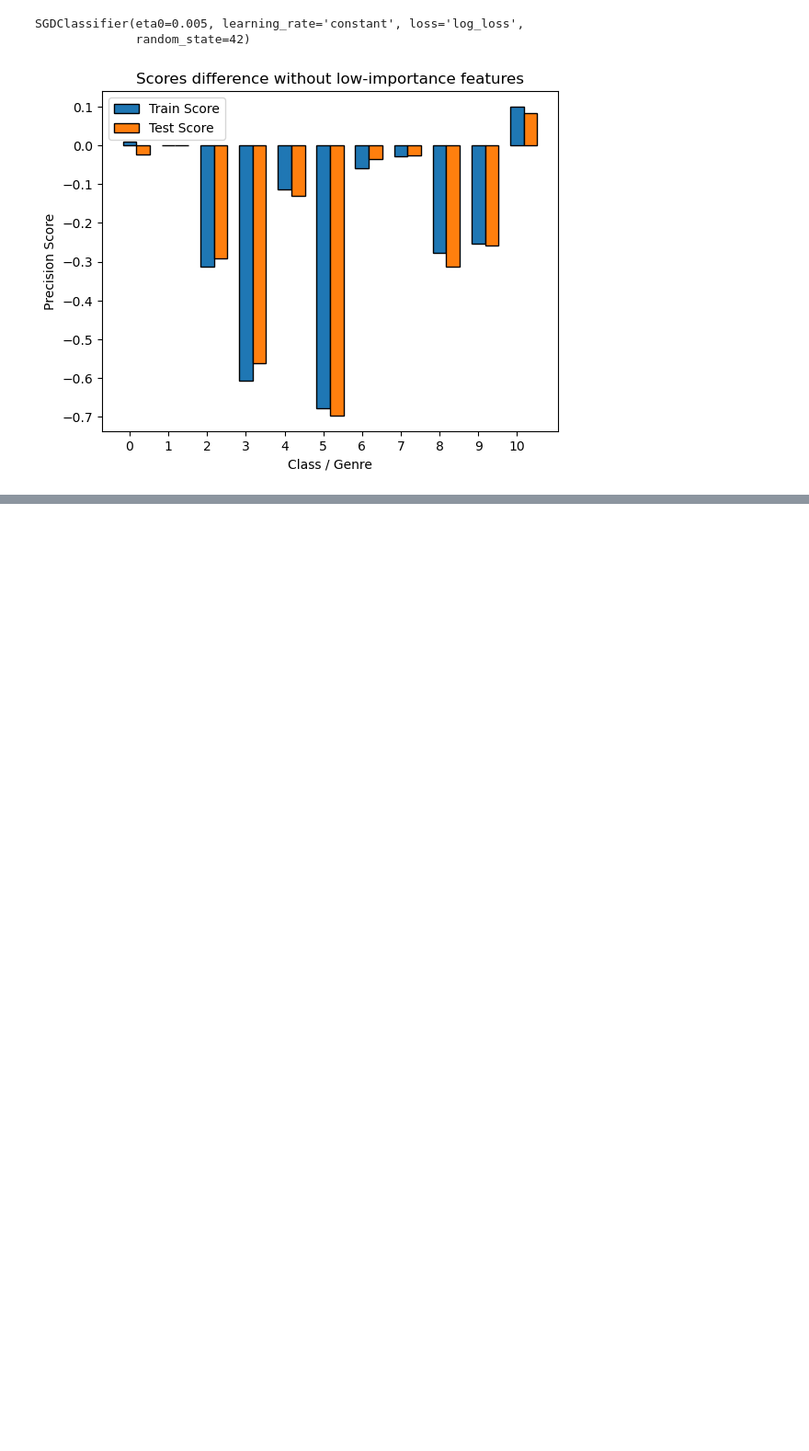
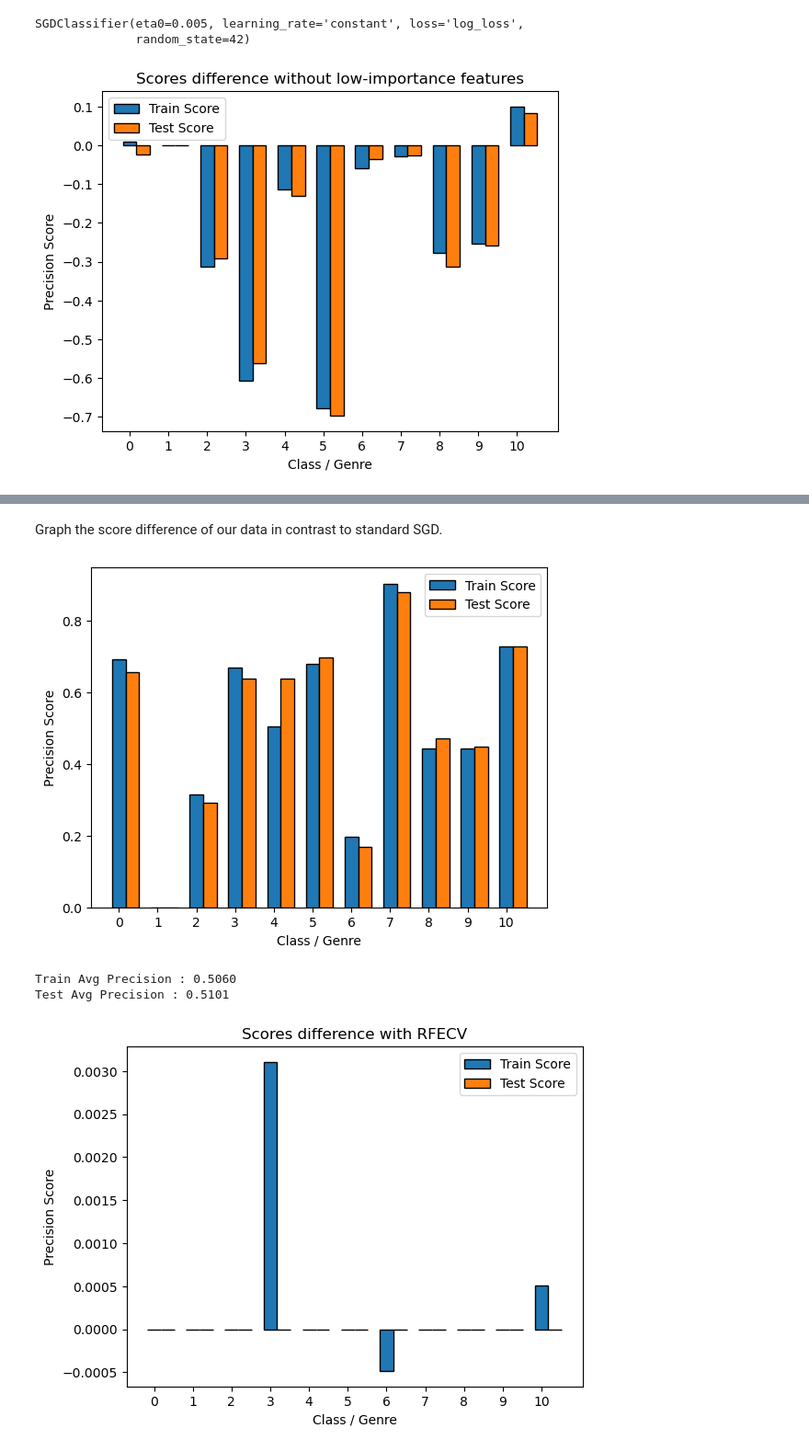
Before and after one commit to CharlesO55/MACHLRN-MP-Music, a Jupyter notebook: 4 Logistic Regression.ipynb, the cells around one changed output, grey strips where cells are left out. Shown at 92% size. Cells and saved outputs as stored; diff of their text form; code cells hidden in the pictures; blank space fills up the shorter version.

Commit message:
LogReg Update
- Added manual feature selection
- Added automated feature selection
- Added cross validation
- Added regularization & hyperparam tuning

```diff
--- a/4 Logistic Regression.ipynb
+++ b/4 Logistic Regression.ipynb
@@ -445,2 +434,0 @@ Train the models accordingly.
-# %%
-SGD_Pipeline.fit(X_train, y_train)
@@ -462,0 +449,19 @@ Test Avg Precision : 0.5033
+# %%
+#Instantiate an SGDClassifier with similar parameters
+MFS_Classifier = SGDClassifier(
+    loss = 'log_loss',
+    eta0 = 0.005,
+    learning_rate = 'constant',
+    random_state = random_state,
+    verbose = 0)
+
+#Set up the RFECV with a 5-fold Cross validation, and precision as our metric
+MFS_rfecv = RFECV(
+    estimator = MFS_Classifier,
+    step = 1,
+    scoring = make_scorer(precision_score, average='weighted', zero_division = 0)) #Disable zero division
+
+#Create a pipeline with the StandardScaler and RFECV
+MFS_pipeline = make_pipeline(
+    StandardScaler(),
+    MFS_rfecv)
@@ -462,0 +472,2 @@ Test Avg Precision : 0.5033
+# %%
+MFS_pipeline.fit(X_train, y_train)
@@ -462,0 +482,10 @@ Test Avg Precision : 0.5033
+# %% [markdown]
+Graph the score difference of our data in contrast to standard SGD.
+# %%
+scores_RFECV = get_Score(MFS_pipeline, X_train, X_test, y_train, y_test, verbose = 1)
+graph_Scores(np.array(scores_RFECV) - np.array(scores_SGD), 'Scores difference with RFECV')
+# %% [output]
+[figure, added]
+Train Avg Precision : 0.5060
+Test Avg Precision : 0.5101
+[figure, added]
```
Also changed, not shown: parts of 46 cells of this notebook.
